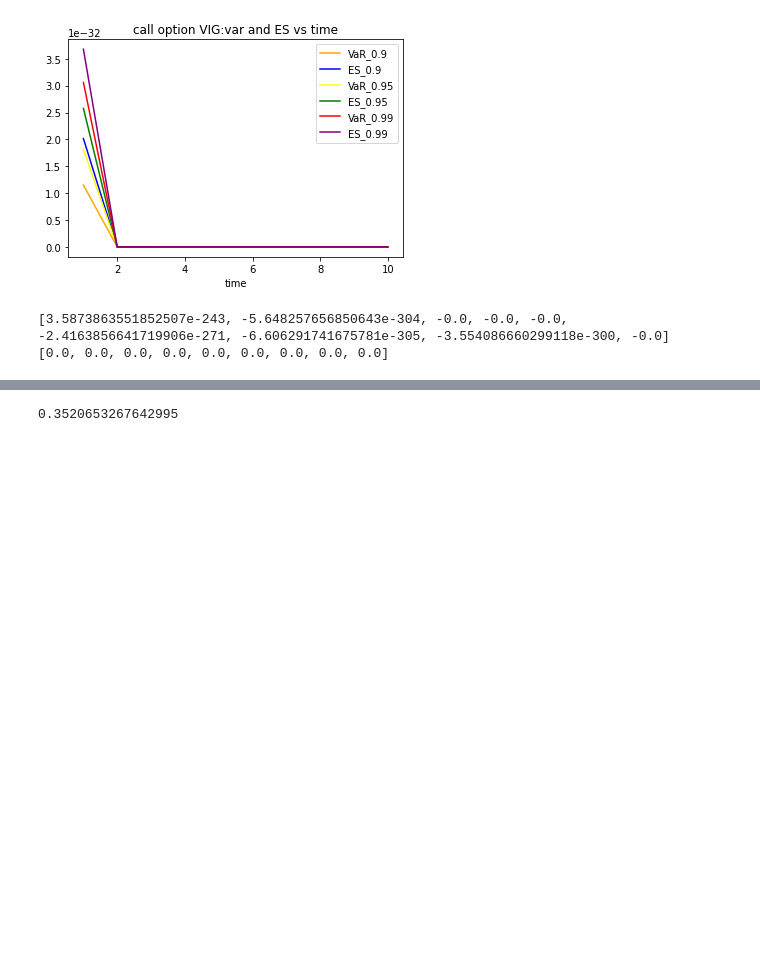
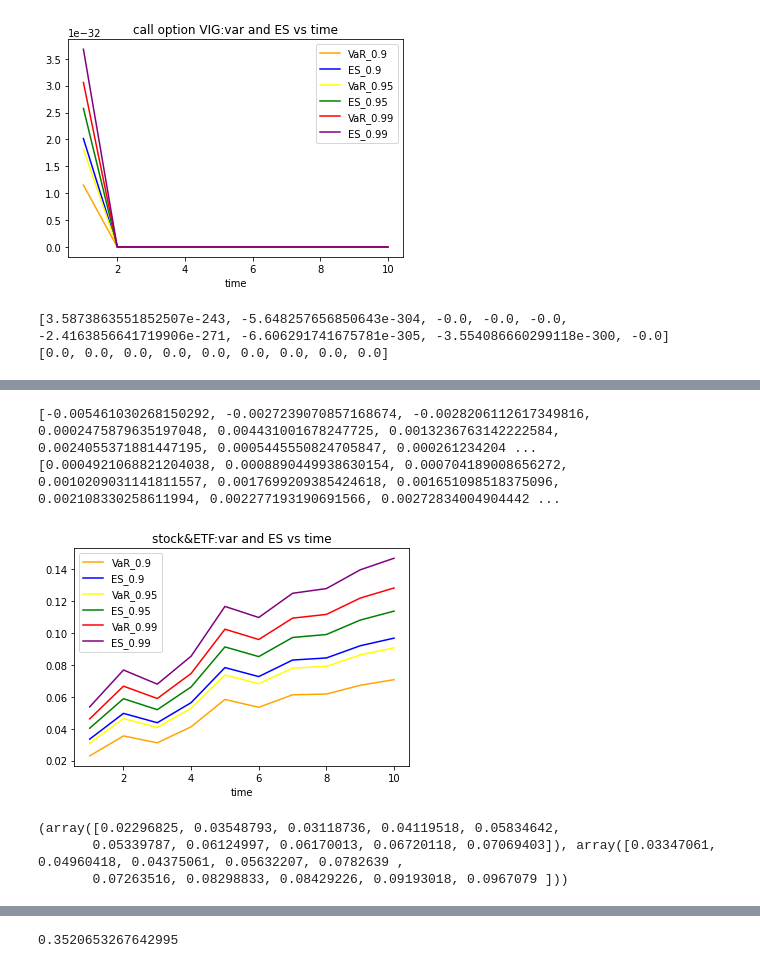
Before and after one commit to ZiyueNie/575, a Jupyter notebook: src/ib_project.ipynb, the cells around one changed output, grey strips where cells are left out. Drawn from its saved outputs; the diff is of its cells as text; code cells hidden in the pictures; blank space fills up the shorter version.

```diff
--- a/src/ib_project.ipynb
+++ b/src/ib_project.ipynb
@@ -450,4 +451,4 @@ def getData_m(N):
         mu_m[i]=np.mean([float(row) for row in rows[1+N:53+N]])
         Rows.append([float(row) for row in rows[1+N:53+N]])
     Omega_m=np.cov(np.array(Rows))
-    return mu_m,Omega_m
+    return mu_m,Omega_m,rows
@@ -478,20 +490,53 @@ def lin_loss(Vt,Wt,mu,omega):
   var=(Vt**2)*(np.dot(np.dot(Wt,omega),Wt))
   return exp,var
 # %%
-
+MU=[]
+VAR=[]
 #rolling window for linearized loss using WEEKLY log return
-for M in range(1,10):
-  data3_m= getData_m(M+1)
+for i in range(0,10):
+  data3_m= getData_m(i+1)
   mu3_m=data3_m[0]
   omega3_m=data3_m[1]
-  #vt=PORT_VAL[M]
-  vt=1
+  vt=getdata4('PORT_VALUE')
   wt=np.ones(15)*1/15
-  a3_m=lin_loss(vt,wt,mu3_m,omega3_m)
+  a3_m=lin_loss(vt[i+51],wt,mu3_m,omega3_m)
   #print(a3_m[0])
   #print(a3_m[1])
-  x = np.linspace (a3_m[0]-4*np.sqrt(a3_m[1]), a3_m[0]+4*np.sqrt(a3_m[1]))
-  y = normfun(x, a3_m[0], np.sqrt(a3_m[1]))
-  plt.plot(x,y)
-  plt.title('PDF of linearized loss distribution using four year rolling window')
+  #x = np.linspace (a3_m[0]-4*np.sqrt(a3_m[1]), a3_m[0]+4*np.sqrt(a3_m[1]))
+  #y = normfun(x, a3_m[0], np.sqrt(a3_m[1]))
+  #plt.plot(x,y)
+  #plt.title('PDF of linearized loss distribution using four year rolling window')
+  MU.append(a3_m[0])
+  VAR.append(a3_m[1])
+print(MU)
+print(VAR)
+# %% [output]
+[-0.005461030268150292, -0.0027239070857168674, -0.0028206112617349816, 0.0002475879635197048, 0.004431001678247725, 0.0013236763142222584, 0.0024055371881447195, 0.0005445550824705847, 0.000261234204 ...
+[0.0004921068821204038, 0.0008890449938630154, 0.000704189008656272, 0.0010209031141811557, 0.0017699209385424618, 0.001651098518375096, 0.002108330258611994, 0.002277193190691566, 0.00272834004904442 ...
+# %%
+N1=VaRnorm(0.9,MU,np.sqrt(VAR))
+N2=VaRnorm(0.95,MU,np.sqrt(VAR))
+N3=VaRnorm(0.99,MU,np.sqrt(VAR))
+#print(cat1[0])
+#print(cat1[1])
+x=np.linspace(1,10,10)
+plt.plot(x,N1[0],'orange',label="VaR_0.9")
+plt.plot(x,N1[1],'blue',label="ES_0.9")
+plt.plot(x,N2[0],'yellow',label="VaR_0.95")
+plt.plot(x,N2[1],'green',label="ES_0.95")
+plt.plot(x,N3[0],'red',label="VaR_0.99")
+plt.plot(x,N3[1],'purple',label="ES_0.99")
+plt.xlabel('time')
+plt.title('stock&ETF:var and ES vs time')
+plt.legend()
+plt.show()
+# %% [output]
+[figure, added]
+# %%
+N1=VaRnorm(0.9,MU,np.sqrt(VAR))
+print(N1)
+# %% [output]
+(array([0.02296825, 0.03548793, 0.03118736, 0.04119518, 0.05834642,
+       0.05339787, 0.06124997, 0.06170013, 0.06720118, 0.07069403]), array([0.03347061, 0.04960418, 0.04375061, 0.05632207, 0.0782639 ,
+       0.07263516, 0.08298833, 0.08429226, 0.09193018, 0.0967079 ]))
 # %%
```
Also changed, not shown: parts of 15 cells of this notebook.
